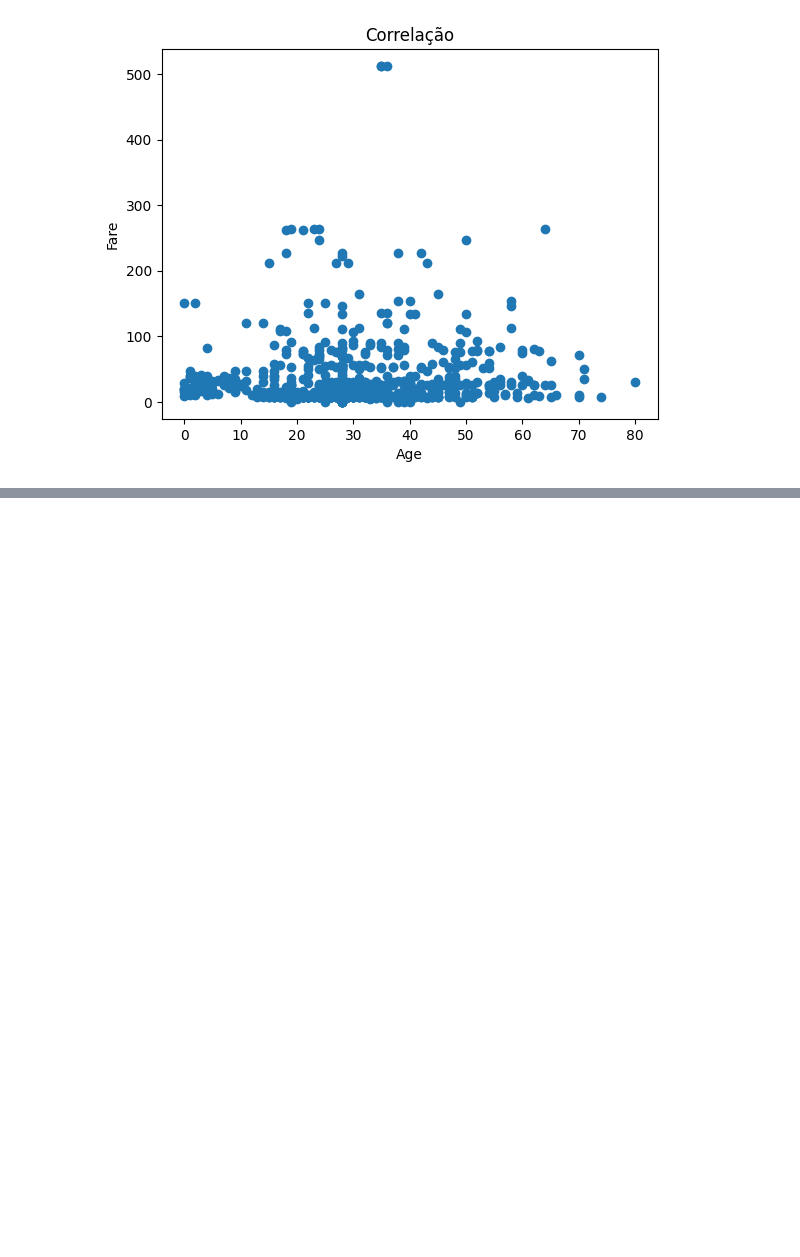
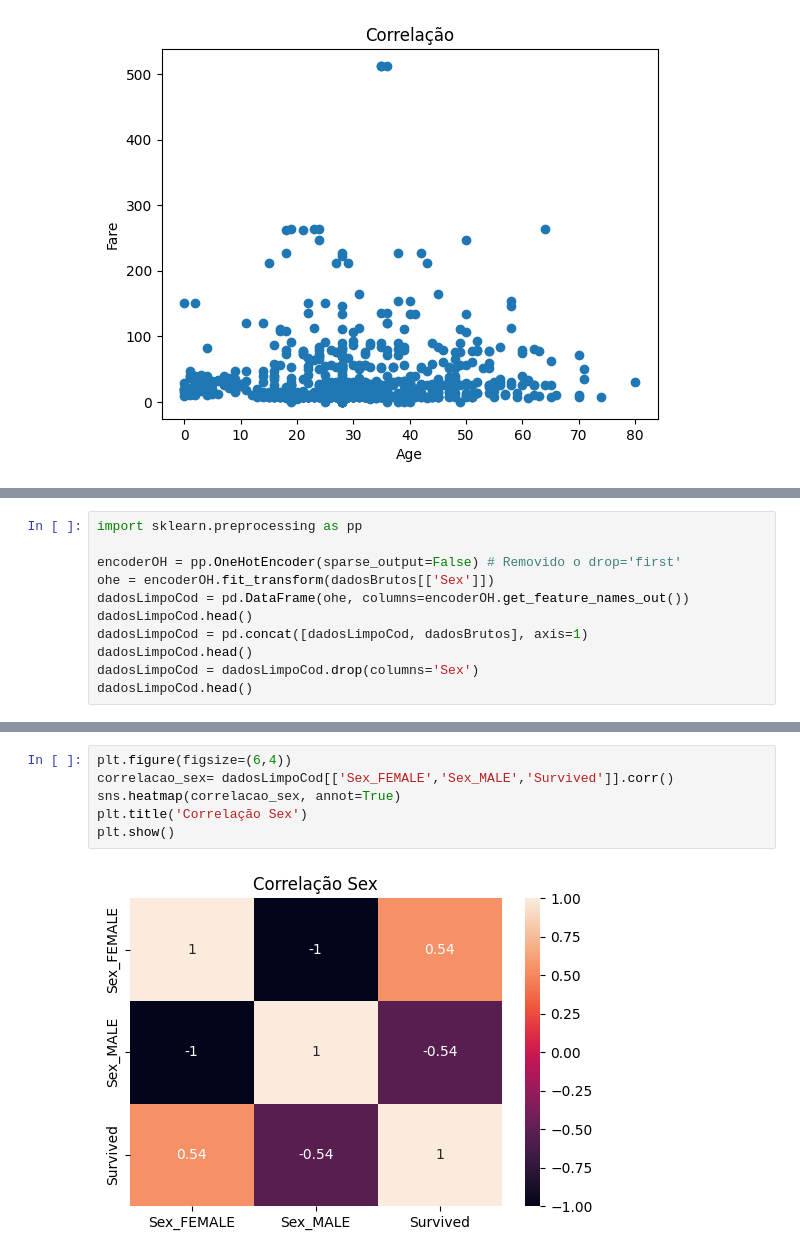
Before and after one commit to yaozin/Exercicios, a Jupyter notebook: Titanic_Projeto.ipynb, the cells around one changed output, grey strips where cells are left out. Saved outputs shown, nothing was run; the diff lists cells and outputs as text; blank space fills up the shorter version.

```diff
--- a/Titanic_Projeto.ipynb
+++ b/Titanic_Projeto.ipynb
@@ -304,0 +298,11 @@ Everything up-to-date
+# %%
+import sklearn.preprocessing as pp
+
+encoderOH = pp.OneHotEncoder(sparse_output=False) # Removido o drop='first'
+ohe = encoderOH.fit_transform(dadosBrutos[['Sex']])
+dadosLimpoCod = pd.DataFrame(ohe, columns=encoderOH.get_feature_names_out())
+dadosLimpoCod.head()
+dadosLimpoCod = pd.concat([dadosLimpoCod, dadosBrutos], axis=1)
+dadosLimpoCod.head()
+dadosLimpoCod = dadosLimpoCod.drop(columns='Sex')
+dadosLimpoCod.head()
@@ -304,0 +316,8 @@ Everything up-to-date
+# %%
+plt.figure(figsize=(6,4))
+correlacao_sex= dadosLimpoCod[['Sex_FEMALE','Sex_MALE','Survived']].corr()
+sns.heatmap(correlacao_sex, annot=True)
+plt.title('Correlação Sex')
+plt.show()
+# %% [output]
+[figure, added]
```
Also changed, not shown: parts of 14 cells of this notebook.
